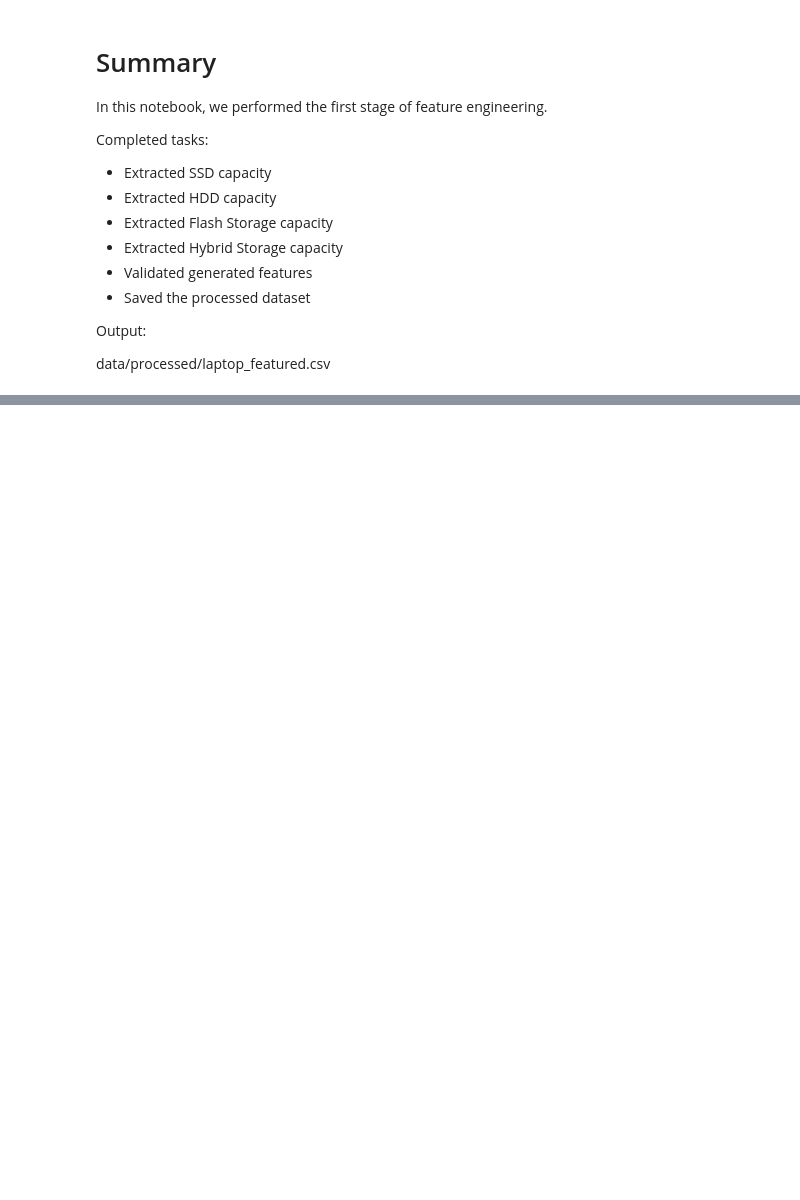
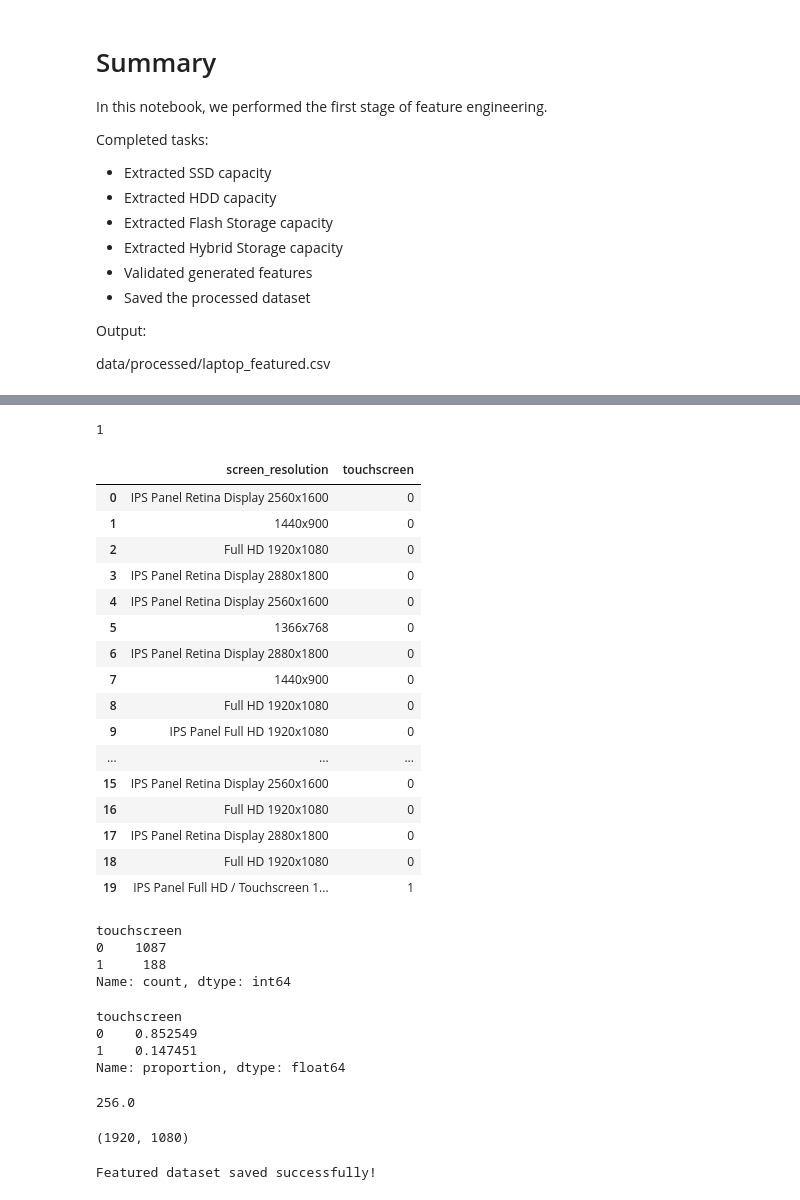
Before and after one commit to alisolei9/laptop-price-prediction, a Jupyter notebook: notebooks/03_feature_engineering.ipynb, the cells around one changed output, grey strips where cells are left out. Cells and saved outputs as stored; diff of their text form; code cells hidden in the pictures; blank space fills up the shorter version.

```diff
--- a/notebooks/03_feature_engineering.ipynb
+++ b/notebooks/03_feature_engineering.ipynb
@@ -647,0 +789,62 @@ data/processed/laptop_featured.csv
+# %%
+extract_touchscreen("IPS Panel Touchscreen 2560x1440")
+# %% [output]
+1
+# %%
+df["touchscreen"] = df["screen_resolution"].apply(extract_touchscreen)
+# %%
+df[
+    [
+        "screen_resolution",
+        "touchscreen"
+    ]
+].head(20)
+# %% [output]
+|  | screen_resolution | touchscreen |
+| 0 | IPS Panel Retina Display 2560x1600 | 0 |
+| 1 | 1440x900 | 0 |
+| 2 | Full HD 1920x1080 | 0 |
+| 3 | IPS Panel Retina Display 2880x1800 | 0 |
+| 4 | IPS Panel Retina Display 2560x1600 | 0 |
+| 5 | 1366x768 | 0 |
+| 6 | IPS Panel Retina Display 2880x1800 | 0 |
+| 7 | 1440x900 | 0 |
+| 8 | Full HD 1920x1080 | 0 |
+| 9 | IPS Panel Full HD 1920x1080 | 0 |
+| ... | ... | ... |
+| 15 | IPS Panel Retina Display 2560x1600 | 0 |
+| 16 | Full HD 1920x1080 | 0 |
+| 17 | IPS Panel Retina Display 2880x1800 | 0 |
+| 18 | Full HD 1920x1080 | 0 |
+| 19 | IPS Panel Full HD / Touchscreen 1... | 1 |
+# %%
+df["touchscreen"].value_counts()
+# %% [output]
+touchscreen
+0    1087
+1     188
+Name: count, dtype: int64
+# %%
+df["touchscreen"].value_counts(normalize=True)
+# %% [output]
+touchscreen
+0    0.852549
+1    0.147451
+Name: proportion, dtype: float64
+# %%
+extract_ssd("256GB SSD")
+# %% [output]
+256.0
+# %%
+extract_resolution("Full HD 1920x1080")
+# %% [output]
+(1920, 1080)
+# %%
+FEATURED_DATA_PATH = Path("../data/processed/laptop_featured.csv")
+
+df.to_csv(FEATURED_DATA_PATH, index=False)
+
+print("Featured dataset saved successfully!")
+# Save new dataset
+# %% [output]
+Featured dataset saved successfully!
```
Also changed, not shown: parts of 43 cells of this notebook, 2 other files.
